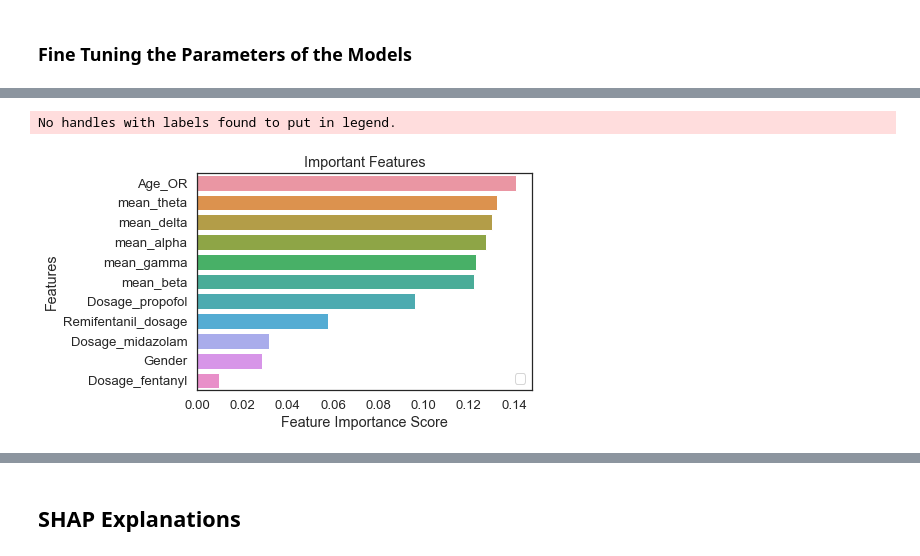
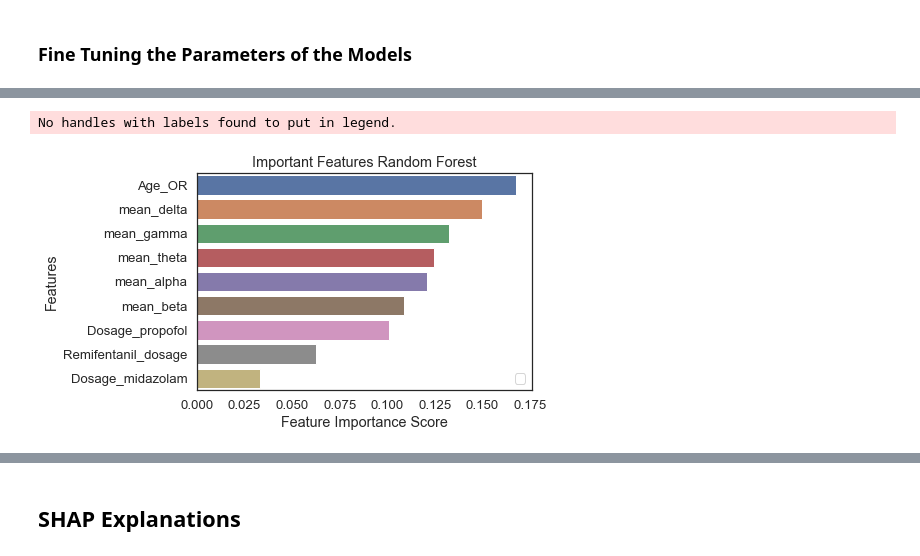
Before and after one commit to elifozkn/EEG-Burst-Suppression-Analysis, a Jupyter notebook: EEG-BS.ipynb, the cells around one changed output, grey strips where cells are left out. Drawn from its saved outputs; the diff is of its cells as text; code cells hidden in the pictures.

```diff
--- a/EEG-BS.ipynb
+++ b/EEG-BS.ipynb
@@ -1305,5 +1254,0 @@ annotated_df.head()
-# %%
-annotated_df_window  = final_df_window[final_df_window["BS"].notna()]
-not_annotated_df_window = final_df_window[final_df_window["BS"].isna()]
-# sns.countplot(x='BS', data=annotated_df)
-annotated_df_window.head()
@@ -1569,11 +1558,11 @@ from sklearn import preprocessing
 #          'Dosage_midazolam','Remifentanil_dosage', 'Dosage_fentanyl']
 # %%
 ##'mean_delta', 'mean_gamma', 'delta_beta', 'Gender', 'Remifentanil_dosage', 'Dosage_fentanyl'
-feature_cols = selected_annotated_df[['mean_alpha', 'mean_beta', 'mean_delta', 'mean_theta',
-       'mean_gamma','Age_OR','Dosage_propofol','Gender',
-          'Dosage_midazolam','Remifentanil_dosage', 'Dosage_fentanyl']]
+feature_cols = selected_annotated_df_window[['mean_delta', 'mean_theta',
+       'mean_gamma','Dosage_propofol','mean_alpha','mean_beta', 'Age_OR',
+          'Dosage_midazolam','Remifentanil_dosage','Dosage_fentanyl']]
 X = feature_cols
-y = selected_annotated_df.BS
+y = selected_annotated_df_window.BS
 # %% [markdown]
 ### Leave One Out Cross-Validation
 # %%
@@ -1663,8 +1652,8 @@ def validate(model,cv,X = None, group = None):
         fold_no+=1
     print("Model : ", str(model), "Precision: ", sum(prec) / len(prec),"Recall : ", sum(recall)/len(recall), "F1-score : ", sum(f1)/len(f1),"AUC : ",sum(auc)/len(auc))
 # %%
-decision_tree = DecisionTreeClassifier(criterion="entropy", max_depth=5)
-random_forest_clf = RandomForestClassifier(max_depth = 16, n_estimators=150)
+decision_tree = DecisionTreeClassifier(criterion="gini", max_depth=5)
+random_forest_clf = RandomForestClassifier(max_depth = 32, n_estimators=50)
 xgb_classifier = xgb.XGBClassifier(objective="binary:logistic", random_state = 42)
 knn = KNeighborsClassifier(n_neighbors=10)
 support_vector = svm.SVC(kernel="linear", class_weight={0 : 0.75, 1: 0.25})
@@ -1853,20 +1836,20 @@ plot_grid_search(decision_tree_tune.cv_results_, decision_tree_params["max_depth
 # %%
 feature_imp = pd.Series(random_forest_clf.feature_importances_,index=X.columns).sort_values(ascending=False)
 import matplotlib.pyplot as plt
 import seaborn as sns
 
 %matplotlib inline
 # Creating a bar plot
 sns.barplot(x=feature_imp, y=feature_imp.index)
 # Add labels to your graph
 plt.xlabel('Feature Importance Score')
 plt.ylabel('Features')
-plt.title("Important Features")
+plt.title("Important Features Random Forest")
 plt.legend()
 plt.show()
 # %% [output]
 No handles with labels found to put in legend.
-[figure, old version]
+[figure, new version]
 # %%
 xgb.plot_importance(xgb_classifier)
 # %% [output]
```
Also changed, not shown: parts of 71 cells of this notebook.
